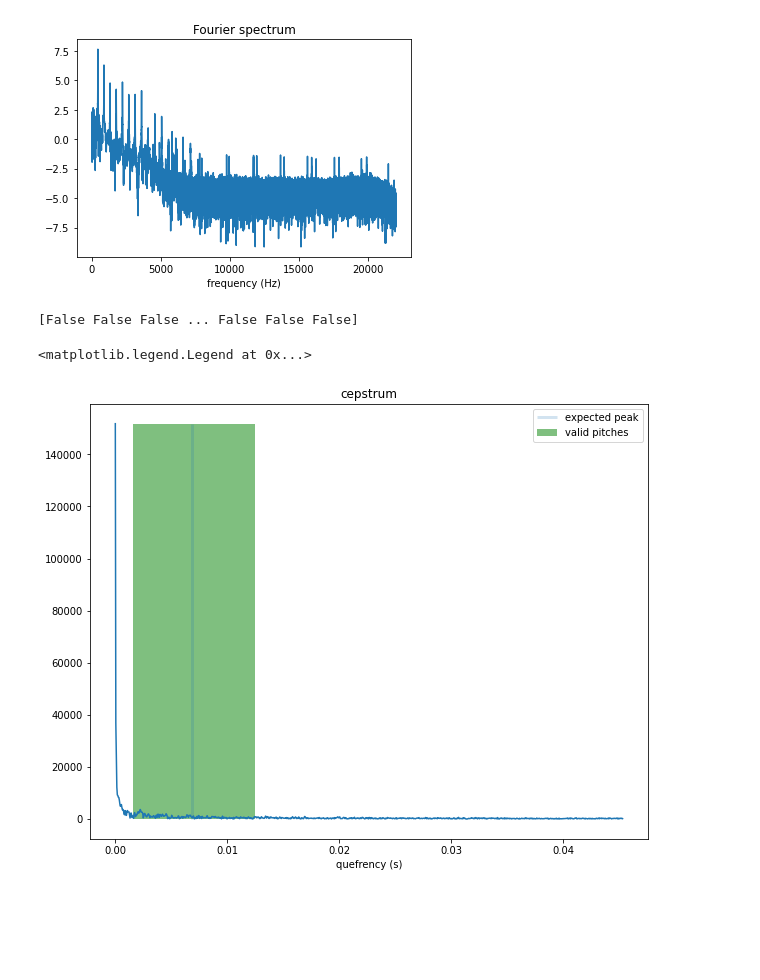
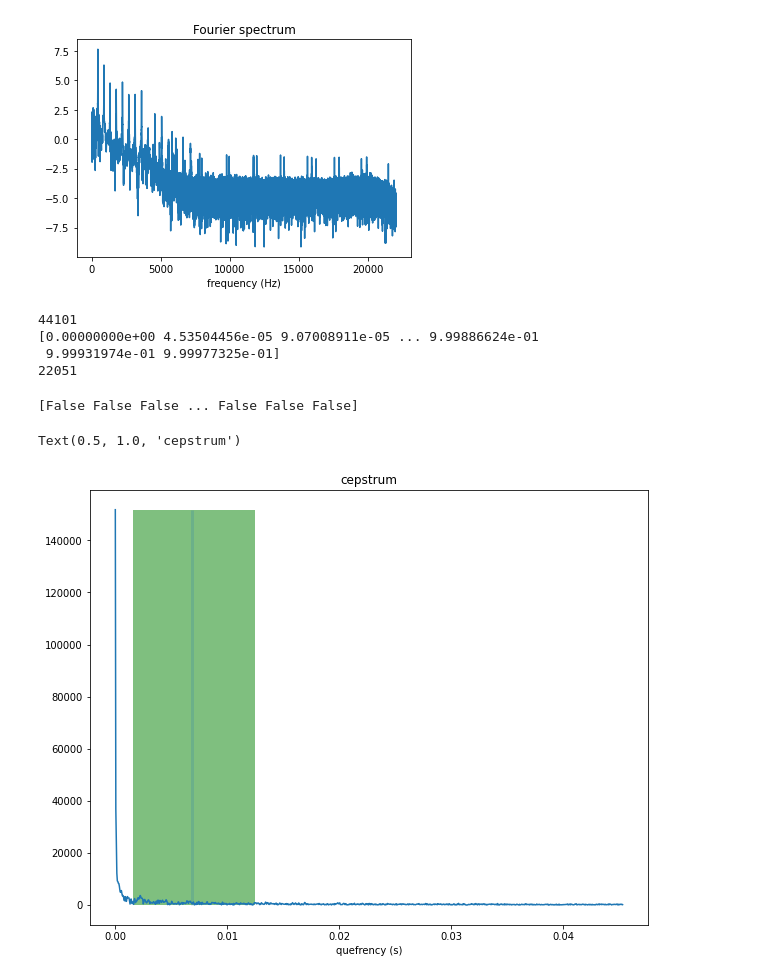
Before and after one commit to krzysiekbab/Engineering-Thesis-Instrument-Transcriber, a Jupyter notebook: main_flow.ipynb, the cells around one changed output. Cells and saved outputs as stored; diff of their text form; code cells hidden in the pictures; blank space fills up the shorter version.

```diff
--- a/main_flow.ipynb
+++ b/main_flow.ipynb
@@ -80,7 +62,13 @@ for count, file in enumerate(audio_names):
 # %%
 # Audio choosing
+directory = os.getcwd()
+# audio_name = '\Audio\sax\single notes\sax F2.wav'
+audio_name = '\Audio\piano\single notes\\piano A4.wav'
 
-audio_path = audio_files[3]
+
+audio_path = directory + audio_name
+audio_path = audio_path
+
 y, sr = librosa.load(audio_path,sr=44100)  # y - raw data of audio file, sr - sample rate of audio file
 audio_name = audio_path[6:]
 print(f'Row data of audio file: {audio_name}')
@@ -157,13 +145,14 @@ def cepstrum_f0_detection(signal, sample_freq, fmin=100, fmax=640):
     valid = (quefrency_vector > 1 / fmax) & (quefrency_vector <= 1 / fmin)  # extracting valid region of cepstrum
     max_quefrency_index = np.argmax(np.abs(cepstrum)[valid])  # quefrency index with max value
     f0 = 1 / quefrency_vector[valid][max_quefrency_index]
+    print(cepstrum.shape)
     return f0
 
 
 window_size = 2048
 
-audio_path = audio_files[7]
-y, sr = librosa.load(audio_path, sr=44100)
+# audio_path = audio_files[7]
+# y, sr = librosa.load(audio_path, sr=44100)
 audio_name = audio_path[6:]
 fmin, fmax = 80, 640
 
@@ -203,22 +193,35 @@ Text(0.5, 1.0, 'Fourier spectrum')
 cepstrum = np.fft.rfft(log_X)
 df = freq_vector[1] - freq_vector[0]
 quefrency_vector = np.fft.rfftfreq(log_X.size, df)
+print(log_X.size)
+print(quefrency_vector)
+print(len(quefrency_vector))
+# %% [output]
+44101
+[0.00000000e+00 4.53504456e-05 9.07008911e-05 ... 9.99886624e-01
+ 9.99931974e-01 9.99977325e-01]
+22051
 # %%
 import matplotlib.collections as collections
 
 fig, ax = plt.subplots(figsize=(10, 8))
 ax.vlines(1 / sound_freq, 0, np.max(np.abs(cepstrum)), alpha=.2, lw=3, label='expected peak')
 ax.plot(quefrency_vector[0:1000], np.abs(cepstrum)[:1000])
 valid = (quefrency_vector > 1 / fmax) & (quefrency_vector <= 1 / fmin)
 print(valid)
 collection = collections.BrokenBarHCollection.span_where(
     quefrency_vector, ymin=0, ymax=np.abs(cepstrum).max(), where=valid, facecolor='green', alpha=0.5,
     label='valid pitches')
 ax.add_collection(collection)
 ax.set_xlabel('quefrency (s)')
 ax.set_title('cepstrum')
-ax.legend()
+    # ax[1, 0].plot(freq_vector[:8000], log_X[:8000], label="ln|X(f)|")
+    # ax[1, 0].text(-0.1, 0.5, s='c)', transform=ax[1, 0].transAxes, va='top', ha='right')
+    # ax[1, 0].legend(loc='upper right')
+    # ax[1, 0].set_xlabel("Częstotliwość [Hz]")
+    # ax[1, 0].set_title('Widmo sygnału')
+    # ax[1, 0].grid()ax.legend()
 # %% [output]
 [False False False ... False False False]
-<matplotlib.legend.Legend at 0x...>
+Text(0.5, 1.0, 'cepstrum')
-[figure, old version]
+[figure, new version]
```
Also changed, not shown: parts of 5 cells of this notebook, 24 other files.
